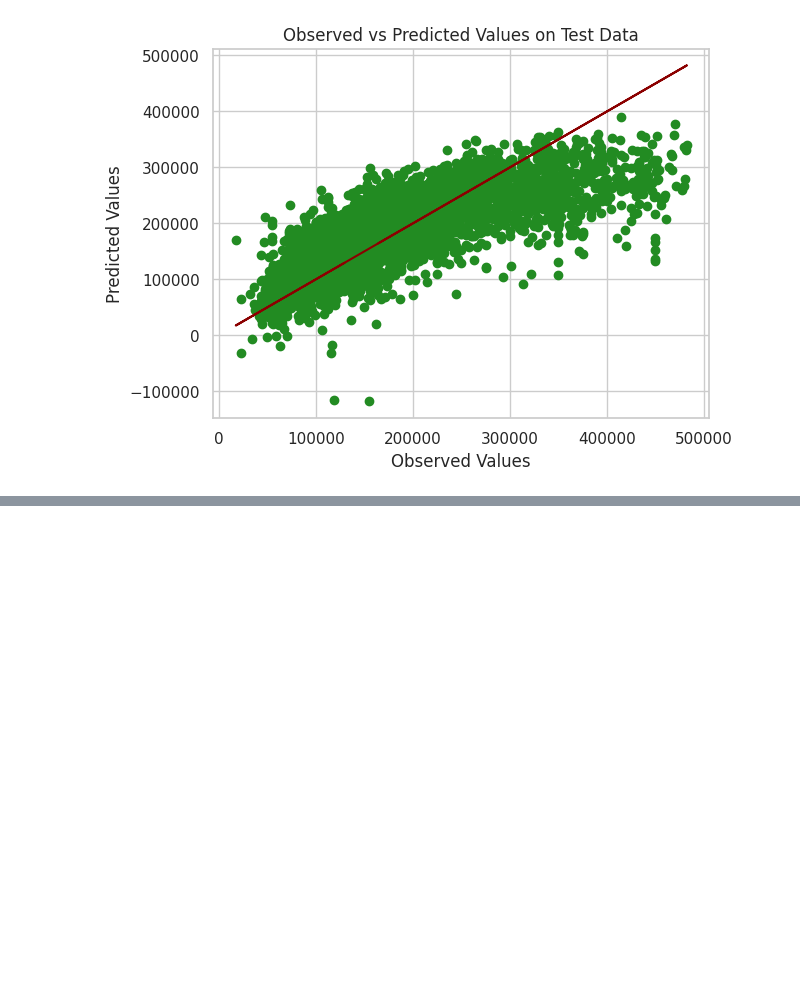
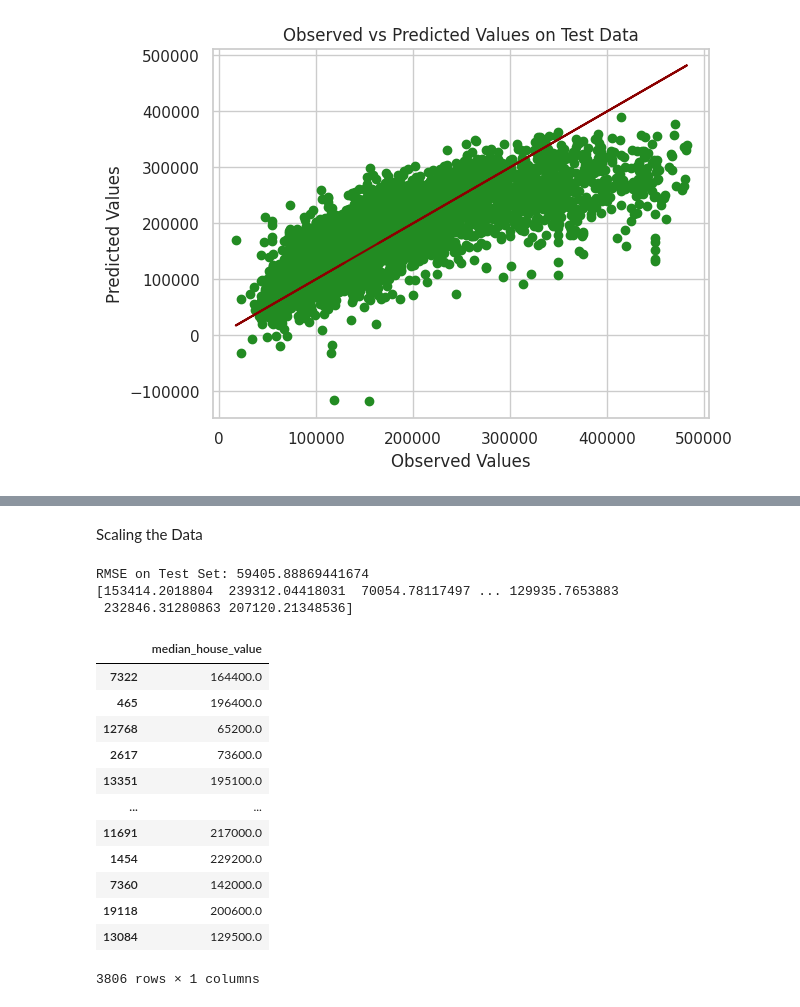
Before and after one commit to MathalinAK/machinelearning, a Jupyter notebook: mltask2.ipynb, the cells around one changed output, grey strips where cells are left out. Drawn from its saved outputs; the diff is of its cells as text; code cells hidden in the pictures; blank space fills up the shorter version.

```diff
--- a/mltask2.ipynb
+++ b/mltask2.ipynb
@@ -440,0 +496,49 @@ plt.show()
+# %% [markdown]
+Scaling the Data
+# %%
+from sklearn.preprocessing import StandardScaler
+# Initialize the StandardScaler
+scaler = StandardScaler()
+
+# Fit the scaler on the training data and transform it
+X_train_scaled = scaler.fit_transform(X_train)
+
+# Apply the same transformation to the test data
+X_test_scaled = scaler.transform(X_test)
+# %%
+from sklearn.linear_model import LinearRegression
+from sklearn.metrics import mean_squared_error
+from math import sqrt
+
+# Create and fit the model
+lr = LinearRegression()
+lr.fit(X_train_scaled, y_train)
+
+# Make predictions on the scaled test data
+y_pred = lr.predict(X_test_scaled)
+
+# Calculate MSE and RMSE
+mse = mean_squared_error(y_test, y_pred)
+rmse = sqrt(mse)
+
+# Output the performance metrics
+print(f'RMSE on Test Set: {rmse}')
+print(y_pred)
+y_test
+# %% [output]
+RMSE on Test Set: 59405.88869441674
+[153414.2018804  239312.04418031  70054.78117497 ... 129935.7653883
+ 232846.31280863 207120.21348536]
+|  | median_house_value |
+| 7322 | 164400.0 |
+| 465 | 196400.0 |
+| 12768 | 65200.0 |
+| 2617 | 73600.0 |
+| 13351 | 195100.0 |
+| ... | ... |
+| 11691 | 217000.0 |
+| 1454 | 229200.0 |
+| 7360 | 142000.0 |
+| 19118 | 200600.0 |
+| 13084 | 129500.0 |
+3806 rows × 1 columns
```
Also changed, not shown: parts of 9 cells of this notebook.
